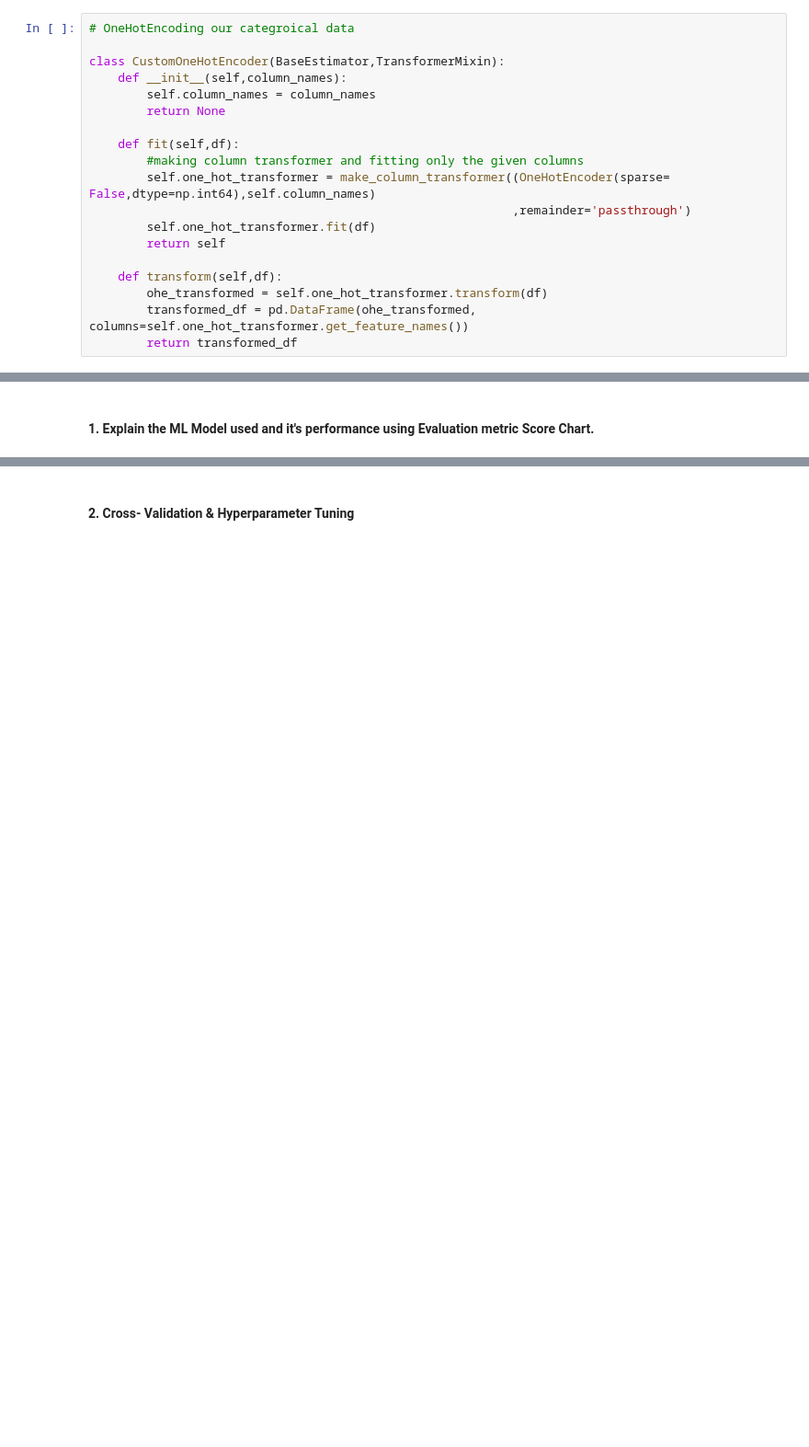
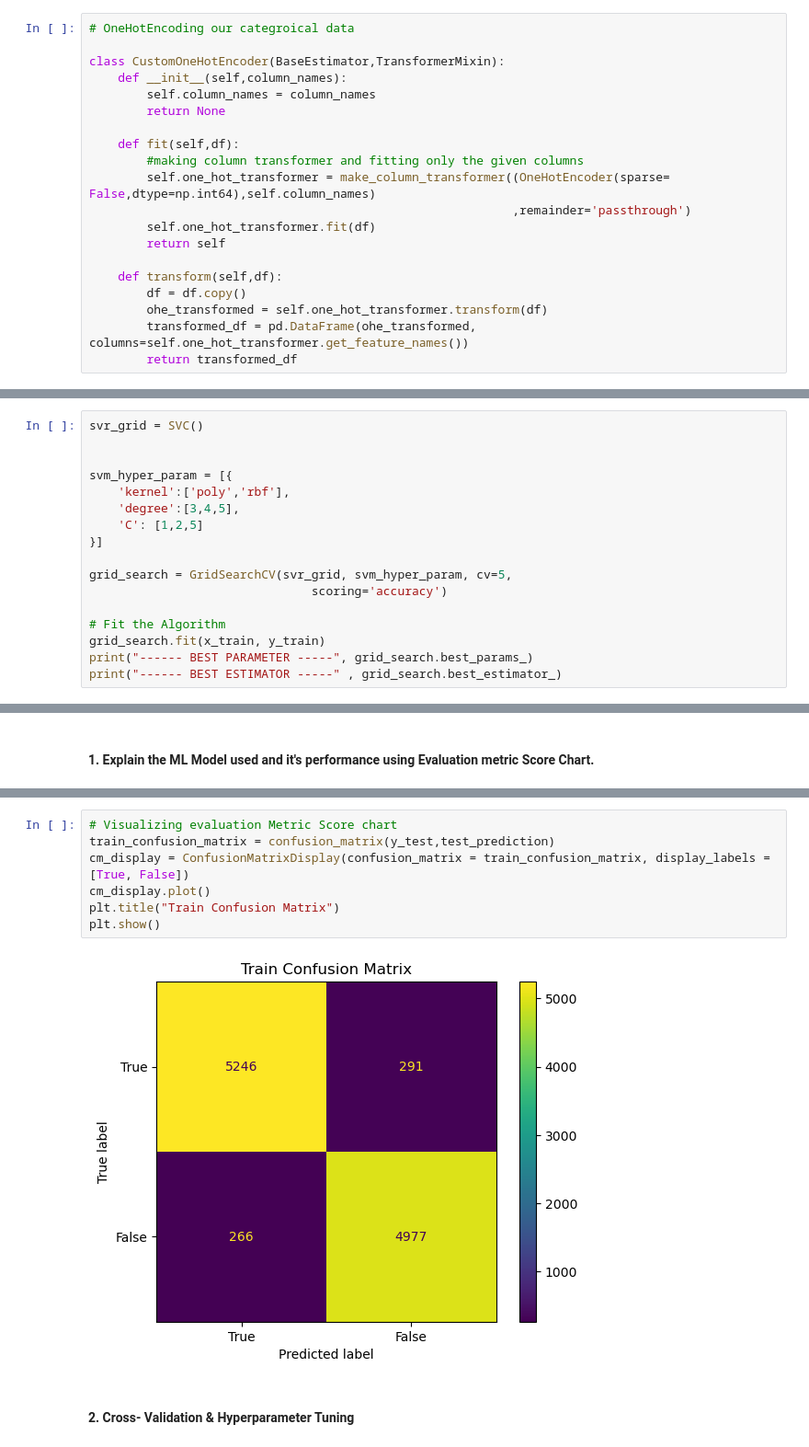
Before and after one commit to balaji-89/Airline_Passenger_Referral_Prediction, a Jupyter notebook: Solution/PassengerReferral.ipynb, the cells around one changed output, grey strips where cells are left out. Shown at 92% size. Saved outputs shown, nothing was run; the diff lists cells and outputs as text; blank space fills up the shorter version.

```diff
--- a/Solution/PassengerReferral.ipynb
+++ b/Solution/PassengerReferral.ipynb
@@ -826,6 +831,7 @@ class CustomOneHotEncoder(BaseEstimator,TransformerMixin):
         return self
 
     def transform(self,df):
+        df = df.copy()
         ohe_transformed = self.one_hot_transformer.transform(df)
         transformed_df = pd.DataFrame(ohe_transformed, columns=self.one_hot_transformer.get_feature_names())
         return transformed_df
@@ -1156,0 +1313,17 @@ text_feature_pipeline = Pipeline([
+# %%
+svr_grid = SVC()
+
+
+svm_hyper_param = [{
+    'kernel':['poly','rbf'],
+    'degree':[3,4,5],
+    'C': [1,2,5]
+}]
+
+grid_search = GridSearchCV(svr_grid, svm_hyper_param, cv=5,
+                               scoring='accuracy')
+
+# Fit the Algorithm
+grid_search.fit(x_train, y_train)
+print("------ BEST PARAMETER -----", grid_search.best_params_)
+print("------ BEST ESTIMATOR -----" , grid_search.best_estimator_)
@@ -1171,2 +1394,11 @@ Answer Here.
+# %%
+# Visualizing evaluation Metric Score chart
+train_confusion_matrix = confusion_matrix(y_test,test_prediction)
+cm_display = ConfusionMatrixDisplay(confusion_matrix = train_confusion_matrix, display_labels = [True, False])
+cm_display.plot()
+plt.title("Train Confusion Matrix")
+plt.show()
+# %% [output]
+[figure, added]
 # %% [markdown]
 #### 2. Cross- Validation & Hyperparameter Tuning
```
Also changed, not shown: parts of 44 cells of this notebook.
